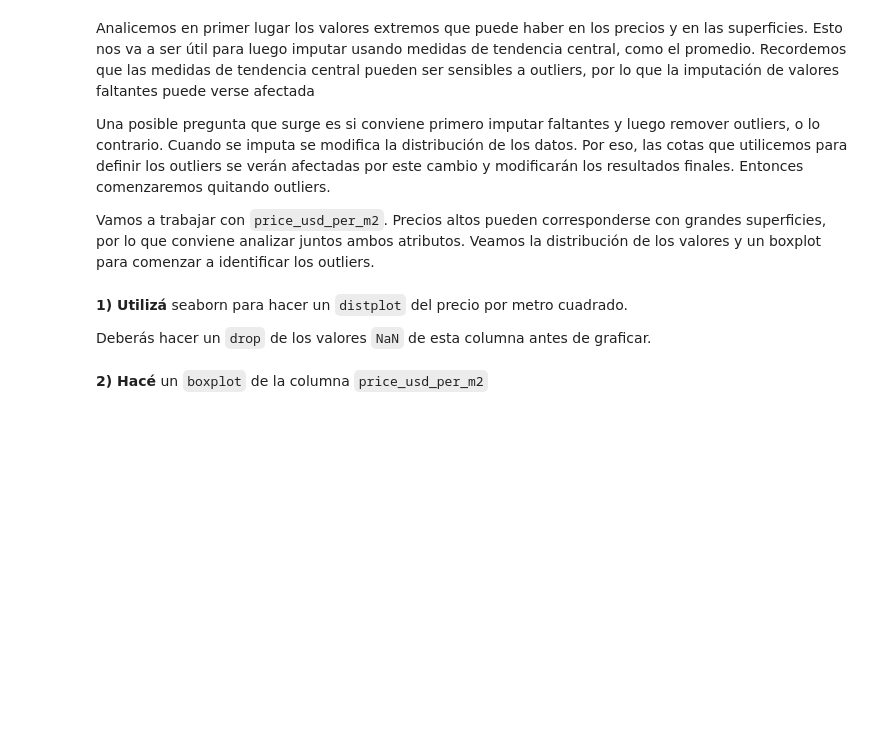
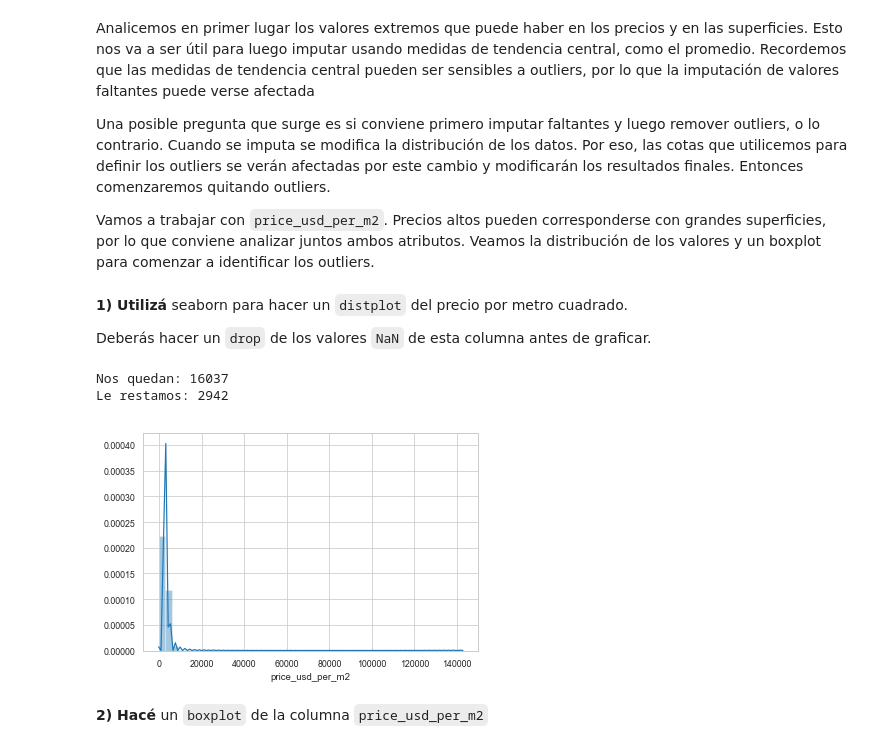
Before and after one commit to ppalomanes/acamica-ds, a Jupyter notebook: entrega02/recursos_proyecto_2.ipynb, the cells around one changed output. Saved outputs shown, nothing was run; the diff lists cells and outputs as text; code cells hidden in the pictures; blank space fills up the shorter version.

```diff
--- a/entrega02/recursos_proyecto_2.ipynb
+++ b/entrega02/recursos_proyecto_2.ipynb
@@ -68,6 +77,18 @@ Vamos a trabajar con `price_usd_per_m2`. Precios altos pueden corresponderse con
 Deberás hacer un `drop` de los valores `NaN` de esta columna antes de graficar.
 # %%
 # Mostrá la figura en esta celda
+out = df['price_usd_per_m2'].isna().sum()
+size2 = size1 - out
+print("Nos quedan: {}\nLe restamos: {}".format(size2, out))
+# %% [output]
+Nos quedan: 16037
+Le restamos: 2942
+# %%
+df1 = df.dropna(subset=["price_usd_per_m2"])
+# %%
+ax = sns.distplot(df1["price_usd_per_m2"])
+# %% [output]
+[figure, added]
 # %% [markdown]
 **2) Hacé** un `boxplot` de la columna `price_usd_per_m2`
 # %%
```
Also changed, not shown: parts of 30 cells of this notebook, 3 other files.
